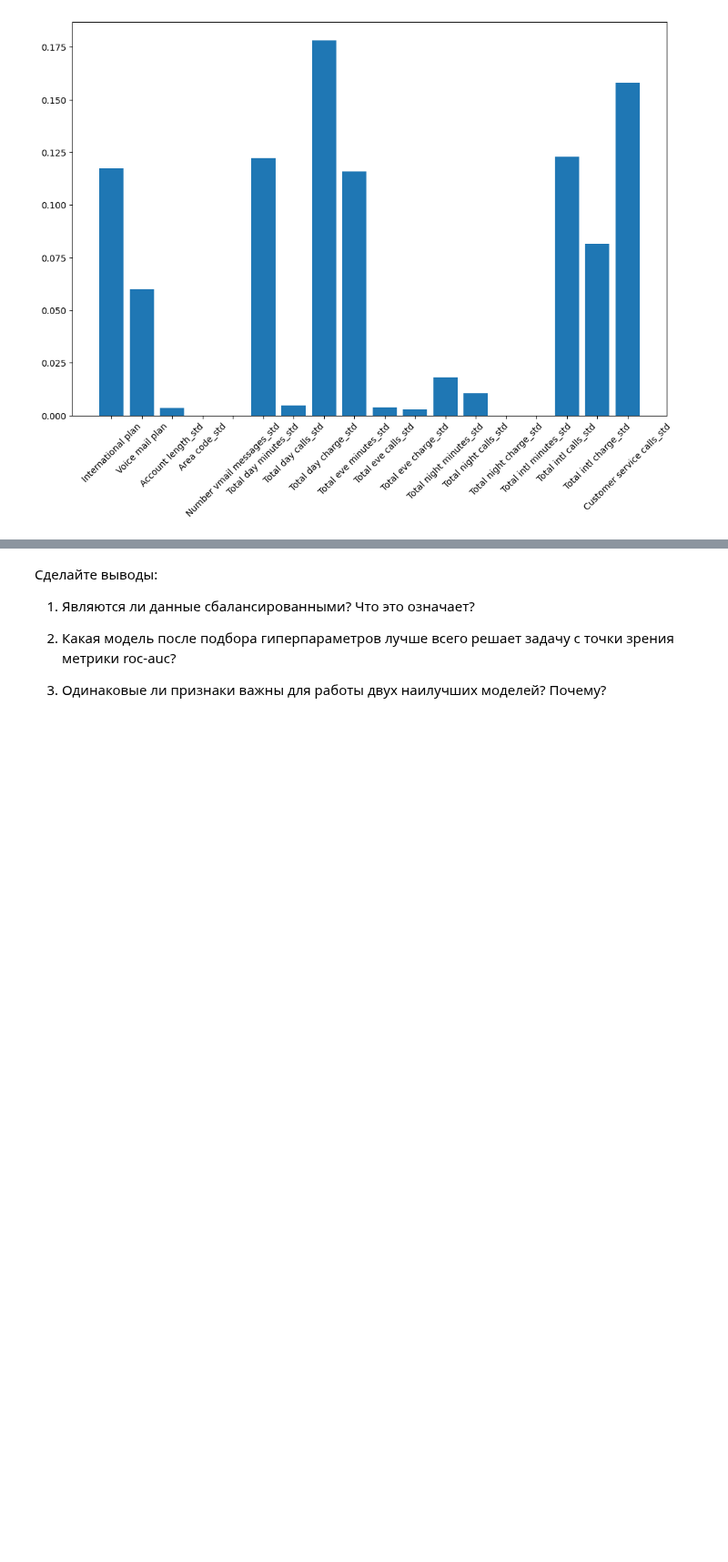
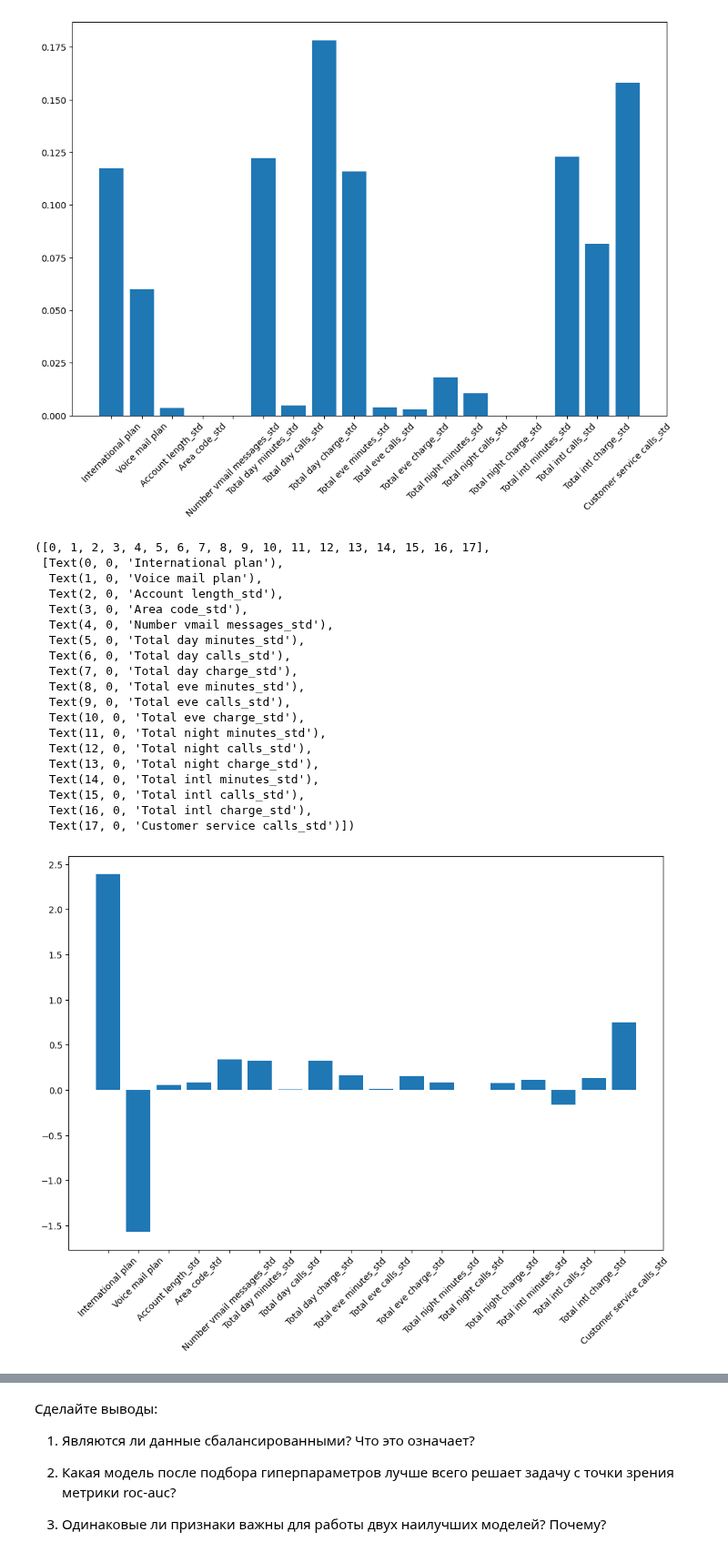
Before and after one commit to IgorKolotushkin/machine_learning_ds, a Jupyter notebook: hw7/Практическая работа. Логическая классификация. Деревья решений.ipynb, the cells around one changed output, grey strips where cells are left out. Shown at 91% size. Cells and saved outputs as stored; diff of their text form; code cells hidden in the pictures; blank space fills up the shorter version.

```diff
--- a/hw7/Практическая работа. Логическая классификация. Деревья решений.ipynb
+++ b/hw7/Практическая работа. Логическая классификация. Деревья решений.ipynb
@@ -246,7 +246,7 @@ print(grid_search_svc.best_score_)
 {'C': 1.1, 'class_weight': 'balanced'}
 0.8844884899212264
 # %%
-best_svc = SVC(C=1.1, class_weight='balanced', probability=True, random_state=42)
+best_svc = SVC(C=1.1, class_weight='balanced', kernel='linear', probability=True, random_state=42)
 best_svc.fit(x_train, y_train)
 
 print(f'roc_auc best_svc = {roc_auc_score(y_test, best_svc.predict_proba(x_test)[:, 1])}')
@@ -346,3 +346,28 @@ plt.xticks(rotation=45)
   Text(16, 0, 'Total intl charge_std'),
   Text(17, 0, 'Customer service calls_std')])
 [figure]
+# %%
+plt.figure(figsize=(12,8))
+plt.bar(x_train.columns, best_lr.coef_[0])
+plt.xticks(rotation=45)
+# %% [output]
+([0, 1, 2, 3, 4, 5, 6, 7, 8, 9, 10, 11, 12, 13, 14, 15, 16, 17],
+ [Text(0, 0, 'International plan'),
+  Text(1, 0, 'Voice mail plan'),
+  Text(2, 0, 'Account length_std'),
+  Text(3, 0, 'Area code_std'),
+  Text(4, 0, 'Number vmail messages_std'),
+  Text(5, 0, 'Total day minutes_std'),
+  Text(6, 0, 'Total day calls_std'),
+  Text(7, 0, 'Total day charge_std'),
+  Text(8, 0, 'Total eve minutes_std'),
+  Text(9, 0, 'Total eve calls_std'),
+  Text(10, 0, 'Total eve charge_std'),
+  Text(11, 0, 'Total night minutes_std'),
+  Text(12, 0, 'Total night calls_std'),
+  Text(13, 0, 'Total night charge_std'),
+  Text(14, 0, 'Total intl minutes_std'),
+  Text(15, 0, 'Total intl calls_std'),
+  Text(16, 0, 'Total intl charge_std'),
+  Text(17, 0, 'Customer service calls_std')])
+[figure, added]
```
Also changed, not shown: parts of 2 cells of this notebook.
